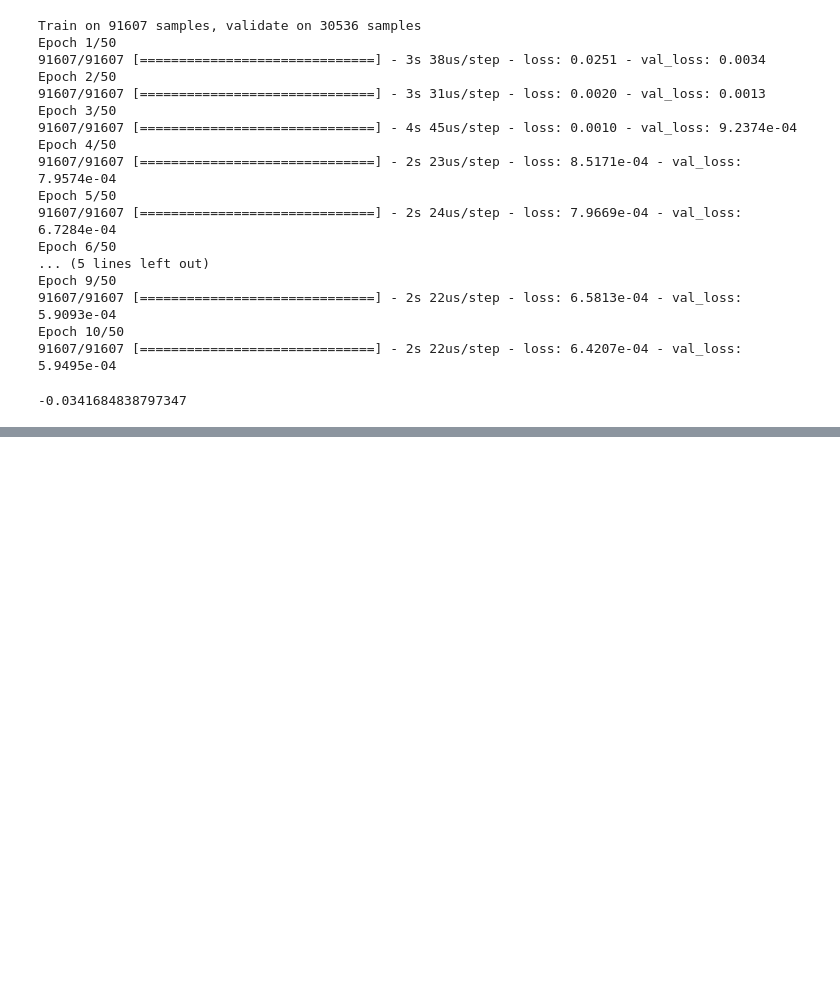
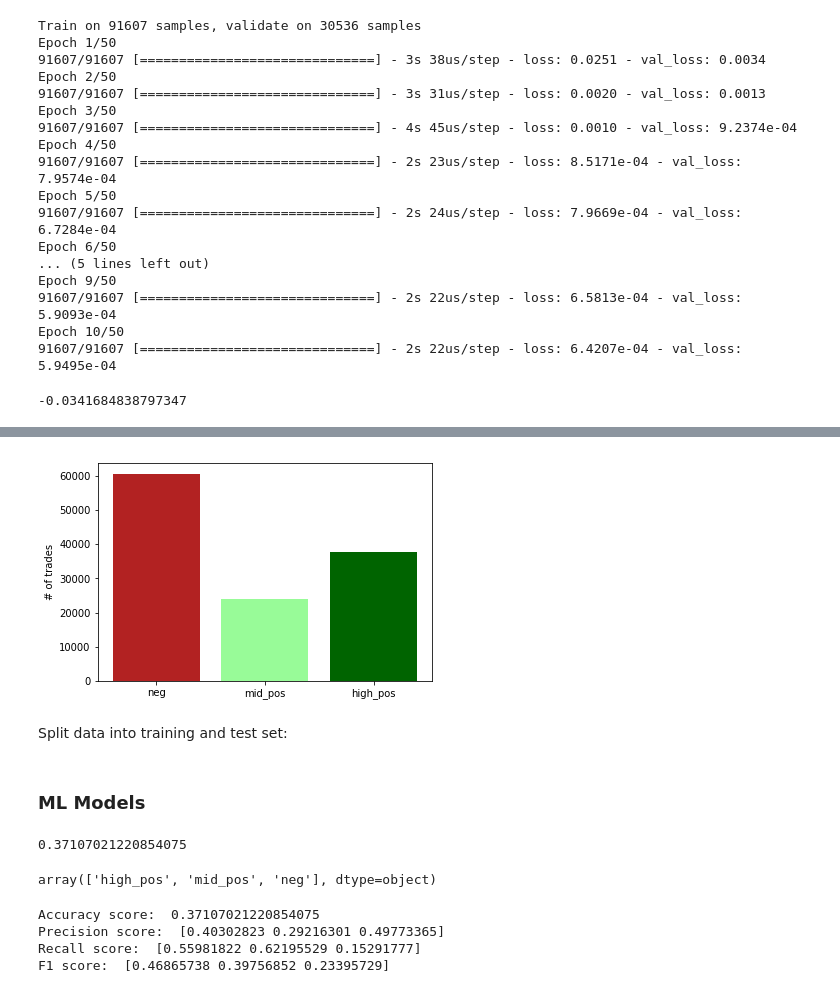
Before and after one commit to alexkapele/jane_street_prediction, a Jupyter notebook: jane_street.ipynb, the cells around one changed output, grey strips where cells are left out. Saved outputs shown, nothing was run; the diff lists cells and outputs as text; code cells hidden in the pictures; blank space fills up the shorter version.

```diff
--- a/jane_street.ipynb
+++ b/jane_street.ipynb
@@ -382,0 +402,6 @@ r2_score(y_test,y_pred)
+# %%
+#3 classes: neg (i.e. loss), mid_pos, high_pos
+
+mid_threshold = 0.005
+
+y_label = y_clean.apply(lambda x: 'neg' if x<0 else ('mid_pos' if x<=mid_threshold else 'high_pos'))
@@ -382,0 +428,9 @@ r2_score(y_test,y_pred)
+# %%
+plt.bar(x=[0,1,2], height=[len(y_label[y_label=='neg']),len(y_label[y_label=='mid_pos']),len(y_label[y_label=='high_pos'])],color=['firebrick','palegreen','darkgreen'])
+plt.xticks([0,1,2], ['neg','mid_pos','high_pos'])
+plt.ylabel('# of trades')
+plt.show()
+# %% [output]
+[figure, added]
+# %% [markdown]
+Split data into training and test set:
@@ -382,0 +440,8 @@ r2_score(y_test,y_pred)
+# %% [markdown]
+### ML Models
+# %%
+from sklearn.linear_model import LogisticRegression
+model = LogisticRegression(class_weight='balanced',max_iter=1000,solver='lbfgs', multi_class='auto').fit(X_train, y_train)
+model.score(X_test,y_test)
+# %% [output]
+0.37107021220854075
@@ -382,0 +450,15 @@ r2_score(y_test,y_pred)
+# %%
+model.classes_
+# %% [output]
+array(['high_pos', 'mid_pos', 'neg'], dtype=object)
+# %%
+from sklearn.metrics import accuracy_score, precision_score, recall_score, f1_score
+print('Accuracy score: ', format(accuracy_score(y_test, y_pred)))
+print('Precision score: ', format(precision_score(y_test, y_pred,average=None)))
+print('Recall score: ', format(recall_score(y_test, y_pred,average=None)))
+print('F1 score: ', format(f1_score(y_test, y_pred,average=None)))
+# %% [output]
+Accuracy score:  0.37107021220854075
+Precision score:  [0.40302823 0.29216301 0.49773365]
+Recall score:  [0.55981822 0.62195529 0.15291777]
+F1 score:  [0.46865738 0.39756852 0.23395729]
```
Also changed, not shown: parts of 11 cells of this notebook.
